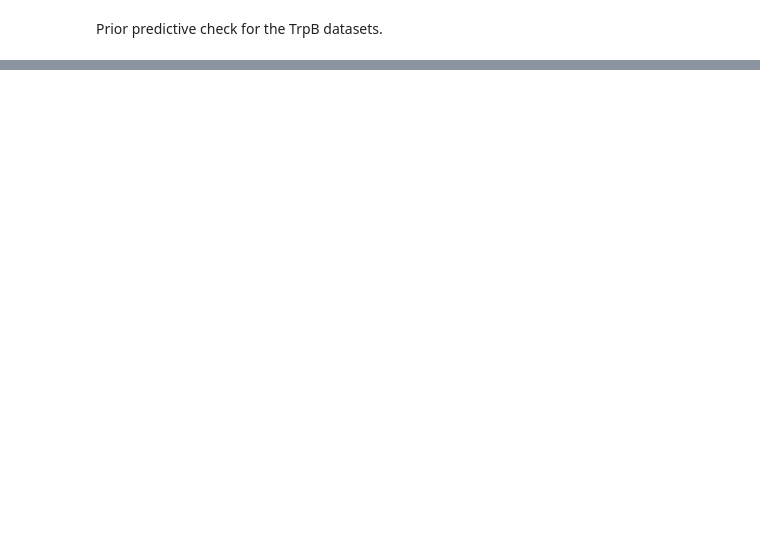
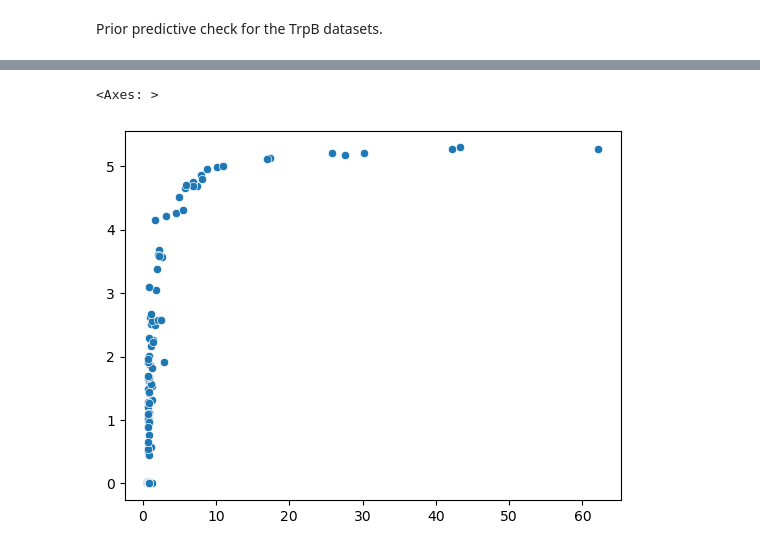
Before and after one commit to microsoft/SciStanPy, a Jupyter notebook: flip3/trpB/prior_predictive.ipynb, the cells around one changed output, grey strips where cells are left out. Saved outputs shown, nothing was run; the diff lists cells and outputs as text; code cells hidden in the pictures; blank space fills up the shorter version.

```diff
--- a/flip3/trpB/prior_predictive.ipynb
+++ b/flip3/trpB/prior_predictive.ipynb
@@ -101,10 +101,10 @@ class TrpBGrowthModel(dms.Model):
 
         # Now start building the generative model.
         # Hyperparameters first
-        self.log_A = dms_components.Normal(mu=0.0, sigma=1.0, shape=(n_variants,))
+        self.log_A = dms_components.Normal(mu=0.0, sigma=0.05, shape=(n_variants,))
 
         self.r_mean = dms_components.Exponential(beta=0.5, shape=(n_variants,))
-        self.r_std = dms_components.HalfNormal(sigma=1.0)  # Shared across variants
+        self.r_std = dms_components.HalfNormal(sigma=0.1)  # Shared across variants
 
         # Now the next layer of the model. Both technical replicates start from
         # the same culture, so the starting counts (and hence log_A) are the same.
@@ -164,4 +164,6 @@ class TrpBGrowthModel(dms.Model):
         """
         return cls(**load_trpb_dataset(filepath))
 # %%
-model = TrpBGrowthModel.from_data_file("~/GitRepos/DMSStan/raw_data/trpb/3-site_merged_replicates/LibI/20230926/LibI_merged_AAs.csv")
+data = load_trpb_dataset("~/GitRepos/DMSStan/raw_data/trpb/3-site_merged_replicates/LibI/20230926/LibI_merged_AAs.csv")
+model = TrpBGrowthModel(**data)
+map_estimate = model.approximate_map(lr = 1e-2)
@@ -187,0 +196,9 @@ rng.multinomial(test_n, test_p).shape
+# %%
+ratios = (data["timepoint_counts"] / data["starting_counts"])
+# %%
+import seaborn as sns
+import scipy.stats as stats
+sns.scatterplot(x = ratios.mean(axis=(0,1)), y=map_estimate["MAP"]["r_mean"])
+# %% [output]
+<Axes: >
+[figure, added]
```
Also changed, not shown: parts of 6 cells of this notebook.
